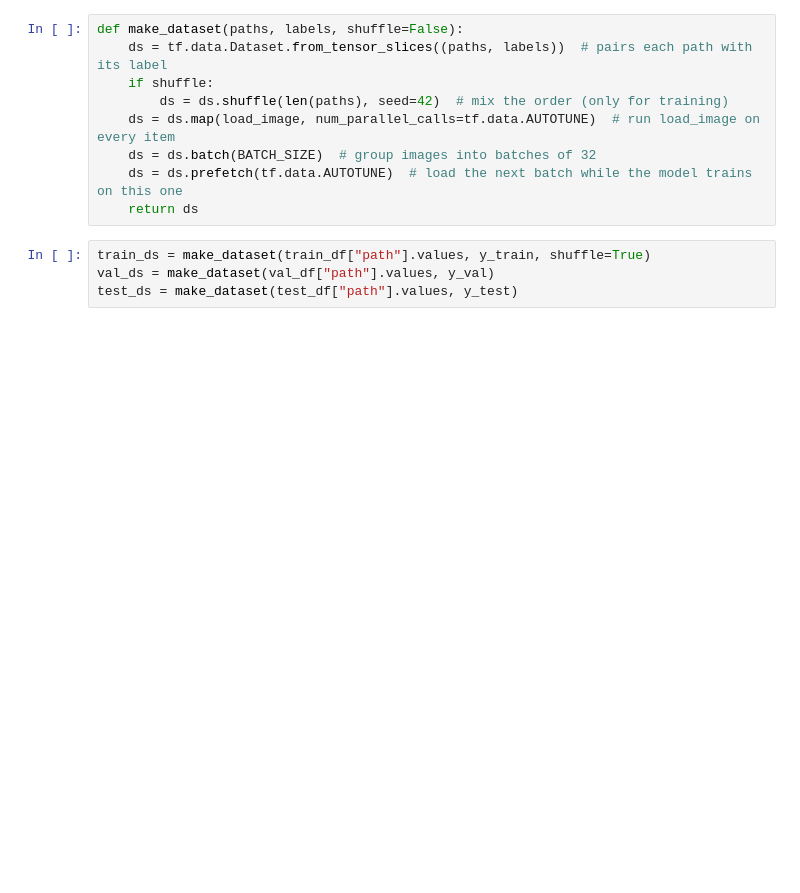
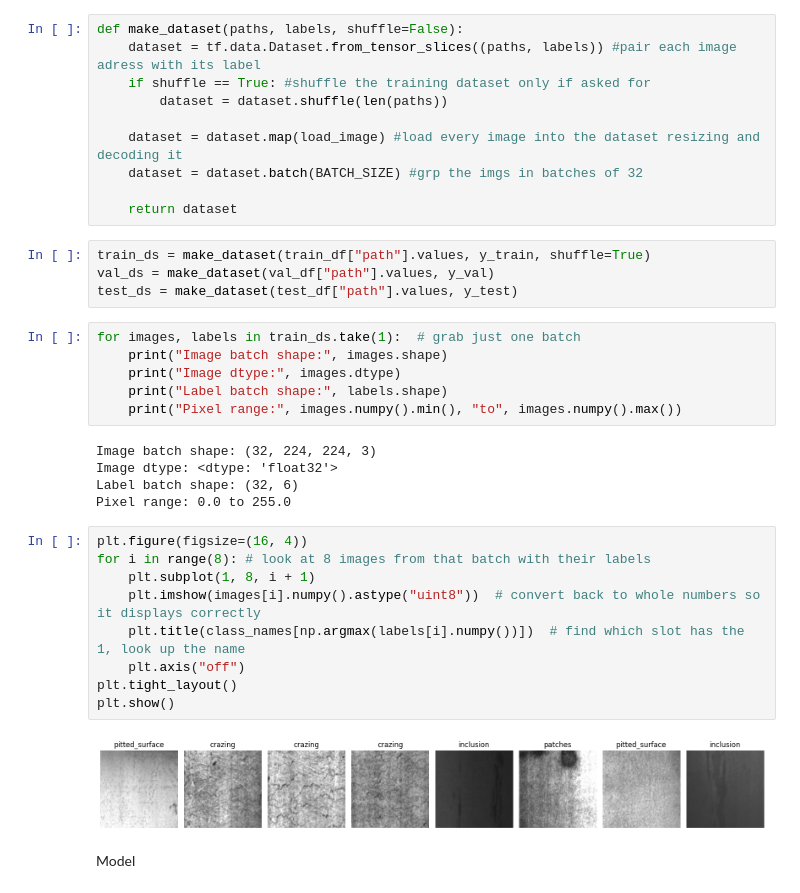
Before and after one commit to Prithviraj-chw/InSpec-Industrial-Defect-Detection, a Jupyter notebook: model.ipynb, the cells around one changed output. Drawn from its saved outputs; the diff is of its cells as text; blank space fills up the shorter version.

Commit message:
model training done

```diff
--- a/model.ipynb
+++ b/model.ipynb
@@ -192,16 +192,41 @@ def load_image(path, label):
     img = tf.image.decode_jpeg(img, channels=3)  # turn the file into a pixel array (3 color channels)
     img = tf.image.resize(img, (IMG_SIZE, IMG_SIZE))  # 200x200 -> 224x224
     return img, label
-# %%
-def make_dataset(paths, labels, shuffle=False):
-    ds = tf.data.Dataset.from_tensor_slices((paths, labels))  # pairs each path with its label
-    if shuffle:
-        ds = ds.shuffle(len(paths), seed=42)  # mix the order (only for training)
-    ds = ds.map(load_image, num_parallel_calls=tf.data.AUTOTUNE)  # run load_image on every item
-    ds = ds.batch(BATCH_SIZE)  # group images into batches of 32
-    ds = ds.prefetch(tf.data.AUTOTUNE)  # load the next batch while the model trains on this one
-    return ds
+# %%
+def make_dataset(paths, labels, shuffle=False):
+    dataset = tf.data.Dataset.from_tensor_slices((paths, labels)) #pair each image adress with its label
+    if shuffle == True: #shuffle the training dataset only if asked for
+        dataset = dataset.shuffle(len(paths))
+
+    dataset = dataset.map(load_image) #load every image into the dataset resizing and decoding it
+    dataset = dataset.batch(BATCH_SIZE) #grp the imgs in batches of 32
+
+    return dataset
 # %%
 train_ds = make_dataset(train_df["path"].values, y_train, shuffle=True)
 val_ds = make_dataset(val_df["path"].values, y_val)
 test_ds = make_dataset(test_df["path"].values, y_test)
+# %%
+for images, labels in train_ds.take(1):  # grab just one batch
+    print("Image batch shape:", images.shape)
+    print("Image dtype:", images.dtype)
+    print("Label batch shape:", labels.shape)
+    print("Pixel range:", images.numpy().min(), "to", images.numpy().max())
+# %% [output]
+Image batch shape: (32, 224, 224, 3)
+Image dtype: <dtype: 'float32'>
+Label batch shape: (32, 6)
+Pixel range: 0.0 to 255.0
+# %%
+plt.figure(figsize=(16, 4))
+for i in range(8): # look at 8 images from that batch with their labels
+    plt.subplot(1, 8, i + 1)
+    plt.imshow(images[i].numpy().astype("uint8"))  # convert back to whole numbers so it displays correctly
+    plt.title(class_names[np.argmax(labels[i].numpy())])  # find which slot has the 1, look up the name
+    plt.axis("off")
+plt.tight_layout()
+plt.show()
+# %% [output]
+[figure, added]
+# %% [markdown]
+Model
```
Also changed, not shown: parts of 7 cells of this notebook.
